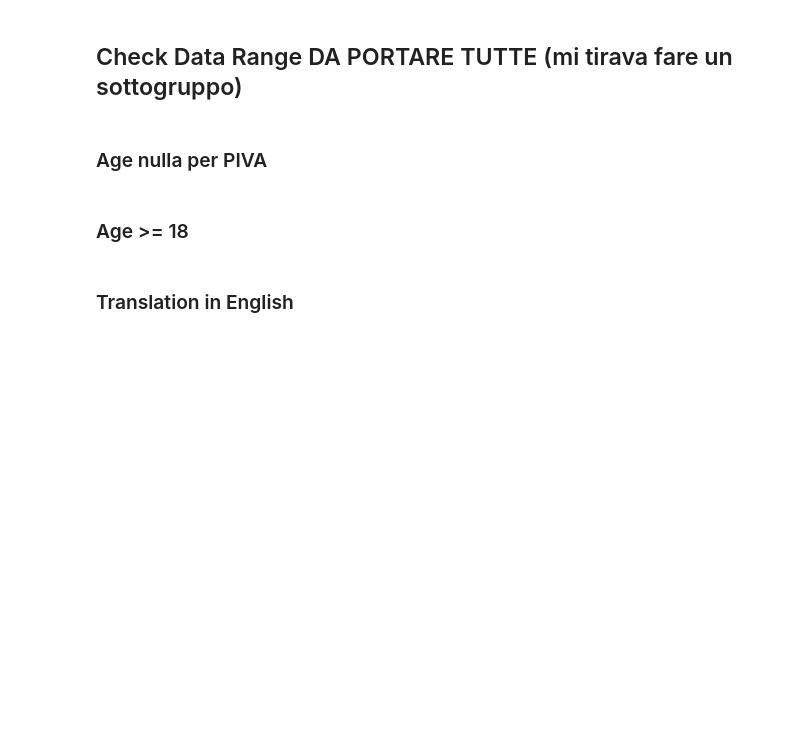
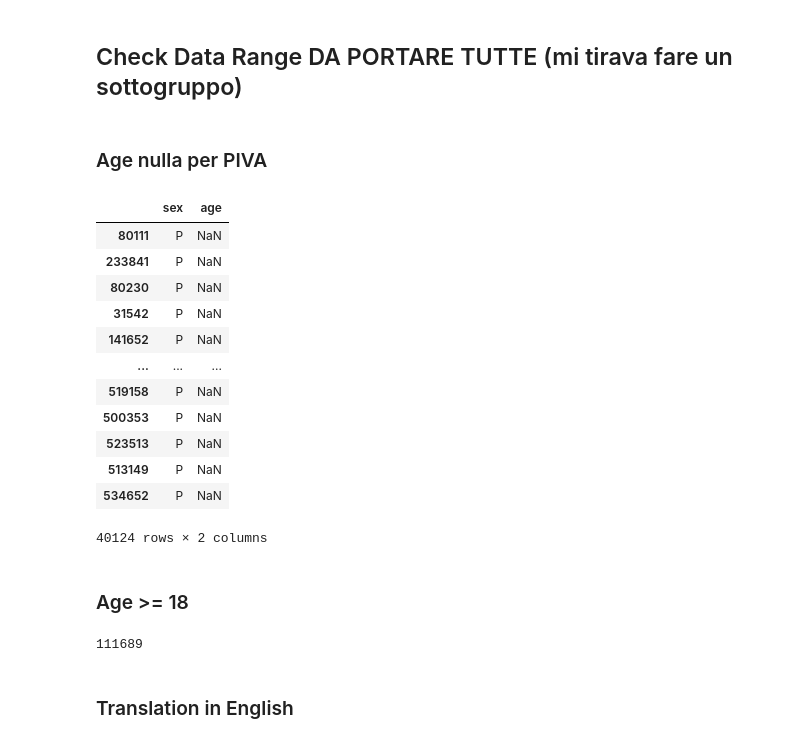
Before and after one commit to Il-Pela/BDMG-Project, a Jupyter notebook: Pelacani.ipynb, the cells around one changed output. Drawn from its saved outputs; the diff is of its cells as text; code cells hidden in the pictures; blank space fills up the shorter version.

```diff
--- a/Pelacani.ipynb
+++ b/Pelacani.ipynb
@@ -516,10 +691,25 @@ tmp.merge(ddf.df, on=["F1_kWh"], how="left")
 ## Check Data Range DA PORTARE TUTTE (mi tirava fare un sottogruppo)
 # %% [markdown]
 ### Age nulla per PIVA
-# %%
-# Controllo se chi ha P ha età nulla
-df.loc[(df['sex']=='P') & (df['age']>=0), 'age'] = np.nan
-df.loc[(df['sex']=='P') & (np.isnan(df['age']))]
+# %%
+# Controllo se chi ha P ha età nulla
+import pandas as pd
+df['age'] = df['age'].mask((df['sex']=='P') & (df['age']>=0), np.nan)
+df[(df['sex']=='P')][['sex','age']].sample(frac=0.1).compute()
+# %% [output]
+|  | sex | age |
+| 80111 | P | NaN |
+| 233841 | P | NaN |
+| 80230 | P | NaN |
+| 31542 | P | NaN |
+| 141652 | P | NaN |
+| ... | ... | ... |
+| 519158 | P | NaN |
+| 500353 | P | NaN |
+| 523513 | P | NaN |
+| 513149 | P | NaN |
+| 534652 | P | NaN |
+40124 rows × 2 columns
 # %% [markdown]
 ### Age >= 18
 # %%
@@ -529,7 +719,9 @@ df.loc[(df['sex']=='P') & (np.isnan(df['age']))]
 df['age'].isna().sum()
 # %%
 # Che fare con i minorenni? Li mettiamo tutti a 18 anni?
-df[df['age'] < 18]
+df[(df['age'] < 18)].shape[0].compute()
+# %% [output]
+111689
 # %% [markdown]
 ### Translation in English
 # %%
```
Also changed, not shown: parts of 25 cells of this notebook, 1 other file.
